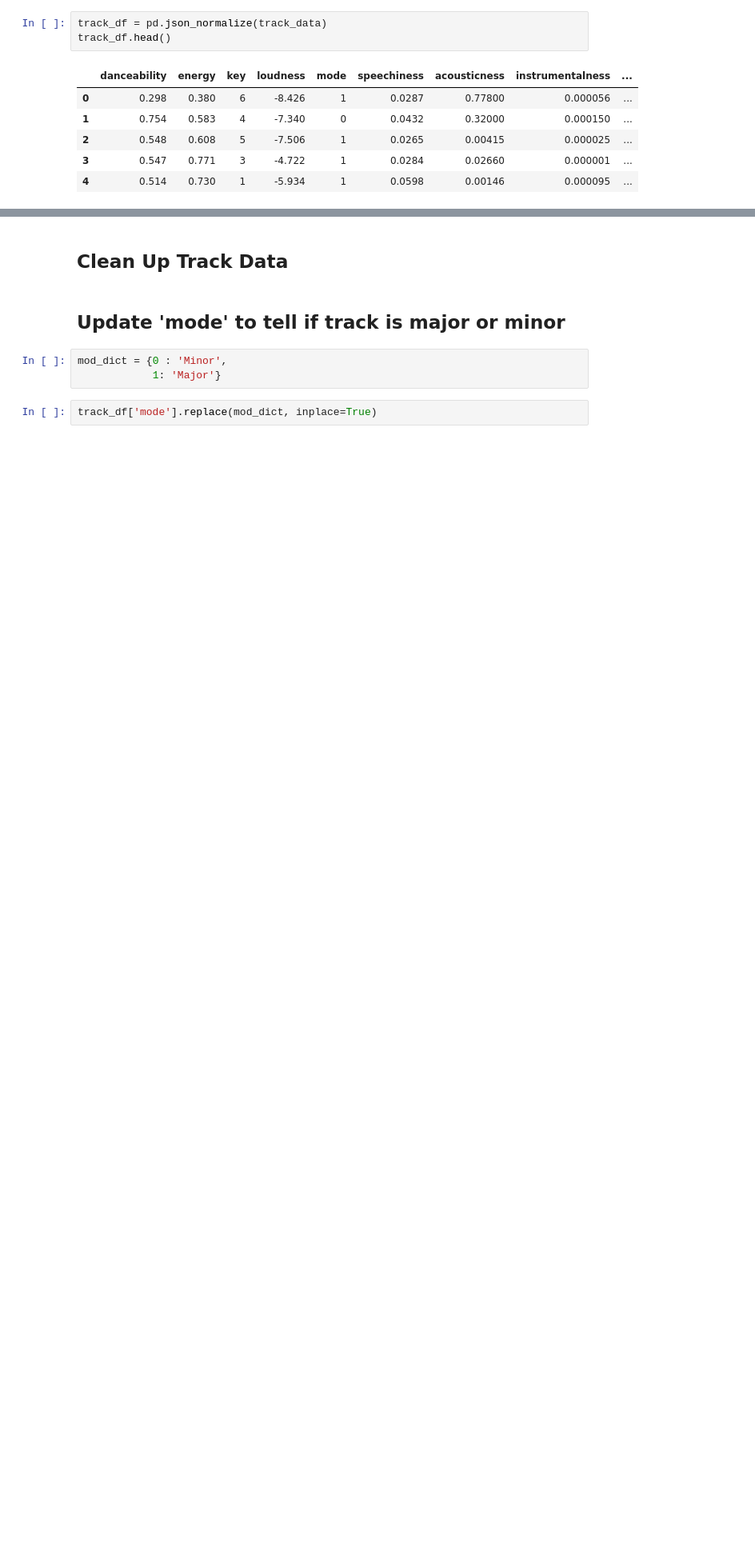
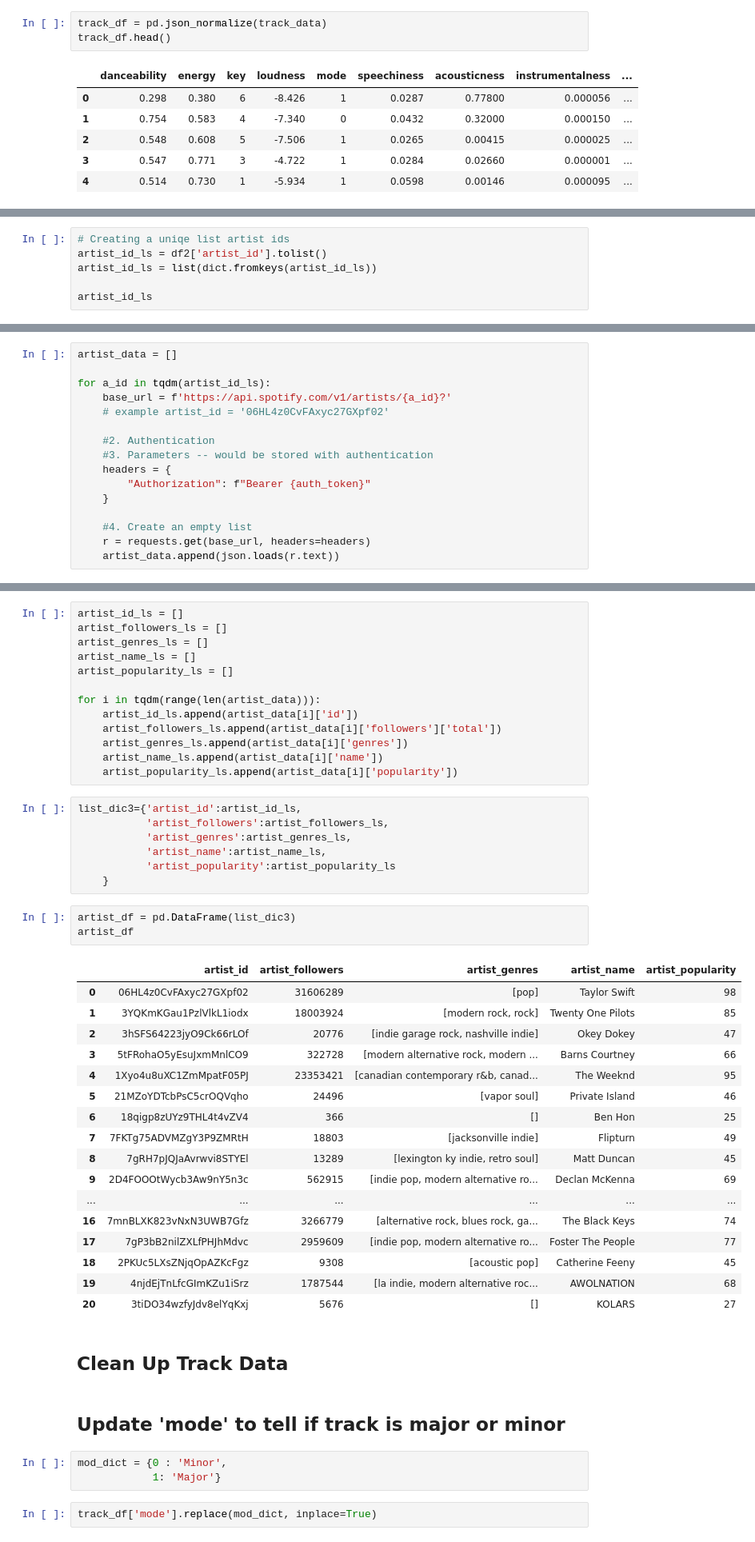
Before and after one commit to DrakeData/Spotify_Data, a Jupyter notebook: Spotify_Data_Scrape.ipynb, the cells around one changed output, grey strips where cells are left out. Shown at 80% size. Drawn from its saved outputs; the diff is of its cells as text; blank space fills up the shorter version.

```diff
--- a/Spotify_Data_Scrape.ipynb
+++ b/Spotify_Data_Scrape.ipynb
@@ -243,0 +268,6 @@ track_df.head()
+# %%
+# Creating a uniqe list artist ids
+artist_id_ls = df2['artist_id'].tolist()
+artist_id_ls = list(dict.fromkeys(artist_id_ls))
+
+artist_id_ls
@@ -243,0 +292,16 @@ track_df.head()
+# %%
+artist_data = []
+
+for a_id in tqdm(artist_id_ls):
+    base_url = f'https://api.spotify.com/v1/artists/{a_id}?'
+    # example artist_id = '06HL4z0CvFAxyc27GXpf02'
+
+    #2. Authentication
+    #3. Parameters -- would be stored with authentication
+    headers = {
+        "Authorization": f"Bearer {auth_token}"
+    }
+
+    #4. Create an empty list
+    r = requests.get(base_url, headers=headers)
+    artist_data.append(json.loads(r.text))
@@ -244,3 +332,44 @@ track_df.head()
+# %%
+artist_id_ls = []
+artist_followers_ls = []
+artist_genres_ls = []
+artist_name_ls = []
+artist_popularity_ls = []
+
+for i in tqdm(range(len(artist_data))):
+    artist_id_ls.append(artist_data[i]['id'])
+    artist_followers_ls.append(artist_data[i]['followers']['total'])
+    artist_genres_ls.append(artist_data[i]['genres'])
+    artist_name_ls.append(artist_data[i]['name'])
+    artist_popularity_ls.append(artist_data[i]['popularity'])
+# %%
+list_dic3={'artist_id':artist_id_ls,
+           'artist_followers':artist_followers_ls,
+           'artist_genres':artist_genres_ls,
+           'artist_name':artist_name_ls,
+           'artist_popularity':artist_popularity_ls
+    }
+# %%
+artist_df = pd.DataFrame(list_dic3)
+artist_df
+# %% [output]
+|  | artist_id | artist_followers | artist_genres | artist_name | artist_popularity |
+| 0 | 06HL4z0CvFAxyc27GXpf02 | 31606289 | [pop] | Taylor Swift | 98 |
+| 1 | 3YQKmKGau1PzlVlkL1iodx | 18003924 | [modern rock, rock] | Twenty One Pilots | 85 |
+| 2 | 3hSFS64223jyO9Ck66rLOf | 20776 | [indie garage rock, nashville indie] | Okey Dokey | 47 |
+| 3 | 5tFRohaO5yEsuJxmMnlCO9 | 322728 | [modern alternative rock, modern ... | Barns Courtney | 66 |
+| 4 | 1Xyo4u8uXC1ZmMpatF05PJ | 23353421 | [canadian contemporary r&b, canad... | The Weeknd | 95 |
+| 5 | 21MZoYDTcbPsC5crOQVqho | 24496 | [vapor soul] | Private Island | 46 |
+| 6 | 18qigp8zUYz9THL4t4vZV4 | 366 | [] | Ben Hon | 25 |
+| 7 | 7FKTg75ADVMZgY3P9ZMRtH | 18803 | [jacksonville indie] | Flipturn | 49 |
+| 8 | 7gRH7pJQJaAvrwvi8STYEl | 13289 | [lexington ky indie, retro soul] | Matt Duncan | 45 |
+| 9 | 2D4FOOOtWycb3Aw9nY5n3c | 562915 | [indie pop, modern alternative ro... | Declan McKenna | 69 |
+| ... | ... | ... | ... | ... | ... |
+| 16 | 7mnBLXK823vNxN3UWB7Gfz | 3266779 | [alternative rock, blues rock, ga... | The Black Keys | 74 |
+| 17 | 7gP3bB2nilZXLfPHJhMdvc | 2959609 | [indie pop, modern alternative ro... | Foster The People | 77 |
+| 18 | 2PKUc5LXsZNjqOpAZKcFgz | 9308 | [acoustic pop] | Catherine Feeny | 45 |
+| 19 | 4njdEjTnLfcGImKZu1iSrz | 1787544 | [la indie, modern alternative roc... | AWOLNATION | 68 |
+| 20 | 3tiDO34wzfyJdv8elYqKxj | 5676 | [] | KOLARS | 27 |
 # %% [markdown]
 ## Clean Up Track Data
 # %% [markdown]
```
Also changed, not shown: parts of 18 cells of this notebook, 2 other files.
